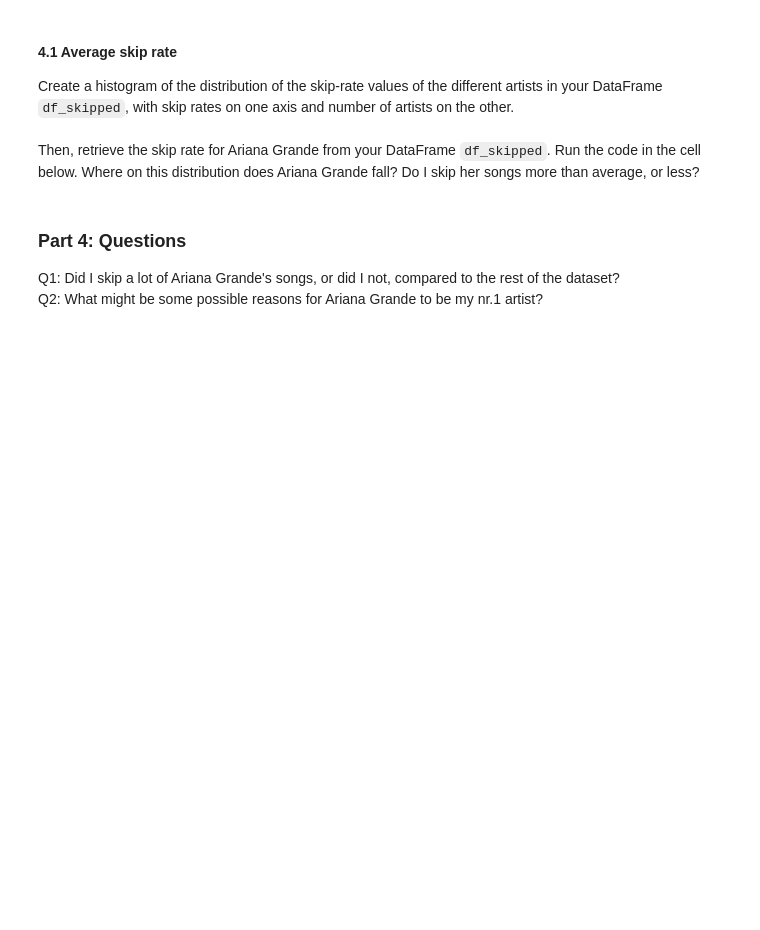
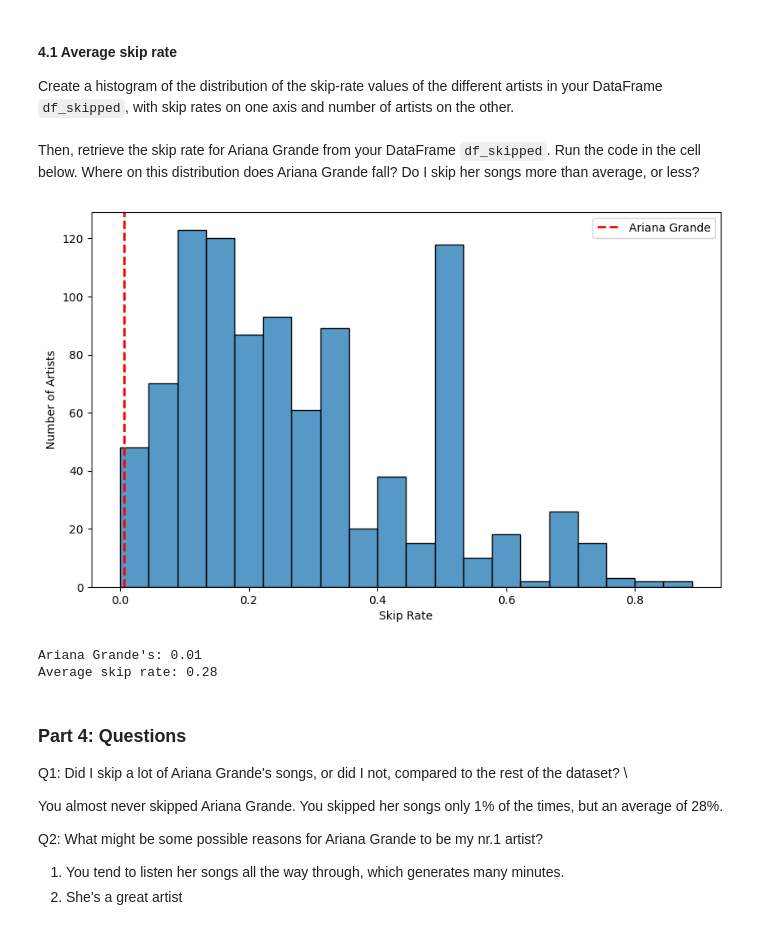
Before and after one commit to fredericstrand/DAT200, a Jupyter notebook: assignment/CA1_spotify.ipynb, the cells around one changed output. Saved outputs shown, nothing was run; the diff lists cells and outputs as text; code cells hidden in the pictures; blank space fills up the shorter version.

```diff
--- a/assignment/CA1_spotify.ipynb
+++ b/assignment/CA1_spotify.ipynb
@@ -312,3 +330,9 @@ Create a pie-chart that compares amount of skipped songs to amount of non-skippe
 For each artist in the dataset, calculate which percentage of their songs was skipped. Store this information in a new DataFrame called `df_skipped`. Store the percentage of skipped songs in a new column named `SkipRate`\
 \
 **Example**: If an artist has **100** songs in your dataset and **25** of these were skipped, the percentage of skipped songs for this artist would be $\frac{25}{100}=25\%$
+# %%
+df_skipped = df.groupby('artistName', as_index=False).agg(
+    SkipRate=('skipped', lambda x: x.sum() / x.count())
+)
+
+df_skipped.head()
@@ -315,3 +346,7 @@ For each artist in the dataset, calculate which percentage of their songs was sk
 # %% [markdown]
 #### 3.5 Comparing artists by skip-rate
 Find the `three` top artists with the lowest skip-rate and the `three` with the highest. Print their names, along with their skip-rate.
+# %%
+df_skipped = df_skipped.sort_values(by='SkipRate')
+
+df_skipped.head(3)
@@ -325,7 +382,34 @@ Create a new DataFrame called *df_ariana*, containing only rows with music by Ar
 Create a histogram of the distribution of the skip-rate values of the different artists in your DataFrame  `df_skipped`, with skip rates on one axis and number of artists on the other. \
 \
 Then, retrieve the skip rate for Ariana Grande from your DataFrame `df_skipped`. Run the code in the cell below. Where on this distribution does Ariana Grande fall? Do I skip her songs more than average, or less?
+# %%
+plt.figure(figsize=(10,6))
+sns.histplot(df_skipped['SkipRate'], bins=20)
+
+plt.axvline(ariana_skip_rate, color='red', linestyle='dashed', linewidth=2, label="Ariana Grande")
+
+plt.xlabel("Skip Rate")
+plt.ylabel("Number of Artists")
+plt.legend()
+plt.show()
+# %% [output]
+[figure, added]
+# %%
+average_skip_rate = df_skipped['SkipRate'].mean()
+ariana_skip_rate = df_skipped[df_skipped['artistName'] == "Ariana Grande"]['SkipRate'].values[0]
+
+print(f"Ariana Grande's: {ariana_skip_rate:.2f}")
+print(f"Average skip rate: {average_skip_rate:.2f}")
+# %% [output]
+Ariana Grande's: 0.01
+Average skip rate: 0.28
 # %% [markdown]
 ### Part 4: Questions
 Q1: Did I skip a lot of Ariana Grande's songs, or did I not, compared to the rest of the dataset? \
+
+You almost never skipped Ariana Grande. You skipped her songs only 1% of the times, but an average of 28%.
+
 Q2: What might be some possible reasons for Ariana Grande to be my nr.1 artist?
+
+1. You tend to listen her songs all the way through, which generates many minutes.
+2. She's a great artist
```
Also changed, not shown: parts of 7 cells of this notebook.
